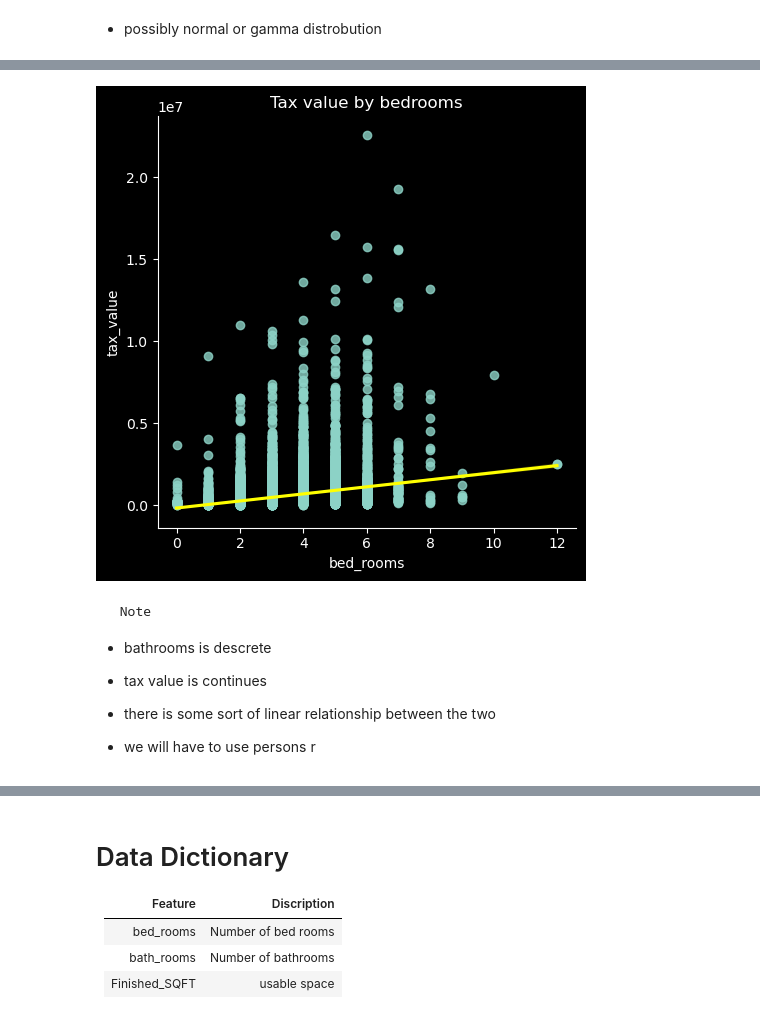
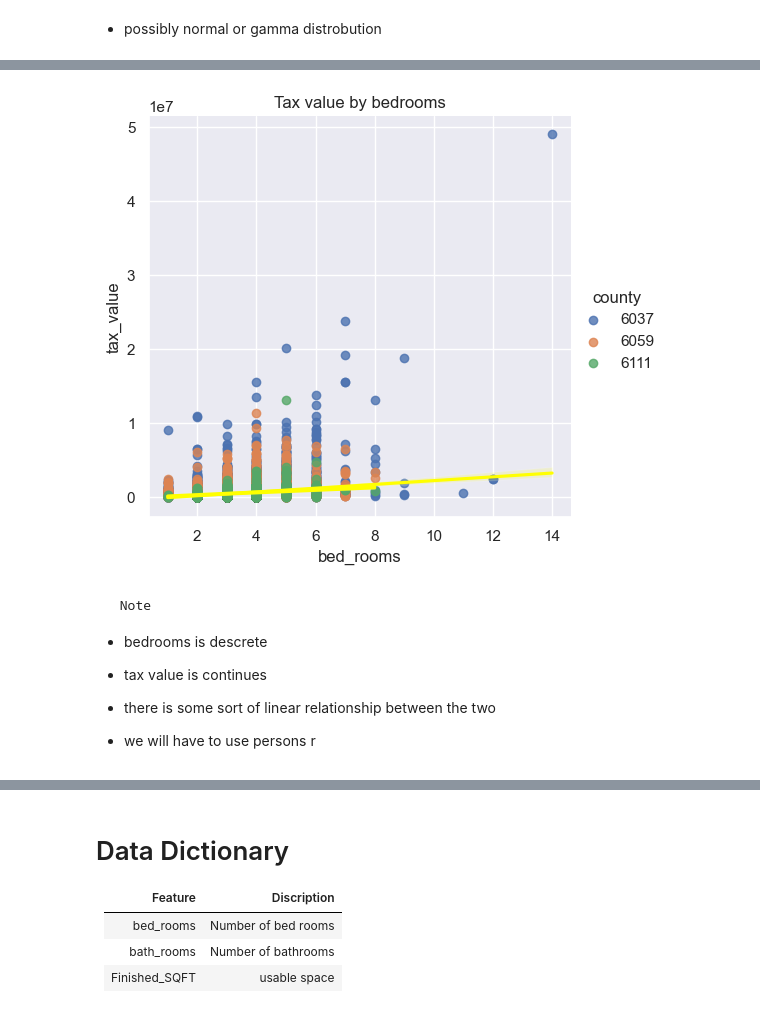
Before and after one commit to Ramiro-Lopez/Estimating-Home-Value, a Jupyter notebook: zillow_pipline_draft.ipynb, the cells around one changed output, grey strips where cells are left out. Saved outputs shown, nothing was run; the diff lists cells and outputs as text; code cells hidden in the pictures.

```diff
--- a/zillow_pipline_draft.ipynb
+++ b/zillow_pipline_draft.ipynb
@@ -367,3 +475,5 @@ zillow_df.head(2)
+# %%
+zillow_df['transaction_date'] = pd.to_datetime(zillow_df['transaction_date'])
 # %%
 zillow_df.info()
 # %% [output]
@@ -580,0 +781,10 @@ def personsr_test(null, alt, val1, val2):
+# %%
+sns.set(style="darkgrid")
+
+plt.figure(figsize=(10, 6))
+sns.boxplot(data=train, x='county', y='tax_value')
+plt.title("Tax Value Distribution by County")
+plt.xlabel("County")
+plt.ylabel("Tax Value")
+
+plt.show()
@@ -580,0 +793,10 @@ def personsr_test(null, alt, val1, val2):
+# %%
+sns.set(style="darkgrid")
+
+plt.figure(figsize=(10, 6))
+sns.violinplot(data=train, x='bed_rooms', y='tax_value', inner="quart")
+plt.title("Tax Value Distribution by County")
+plt.xlabel("County")
+plt.ylabel("Tax Value")
+
+plt.show()
@@ -580,0 +805,13 @@ def personsr_test(null, alt, val1, val2):
+# %%
+# Assuming your 'train' DataFrame contains the data
+sns.set(style="darkgrid")
+
+# Create a relplot with separate subplots for each county
+sns.relplot(data=train, y='tax_value', x='finished_sqft', hue='county', col='county', kind='scatter')
+
+# Set the title and labels for each subplot
+plt.subplots_adjust(top=0.9)
+plt.suptitle("Tax Value vs. County")
+
+# Show the plot
+plt.show()
@@ -599,12 +842,12 @@ plt.show()
 # %%
-sns.lmplot(x='bed_rooms', y="tax_value", data=train, line_kws={'color': 'yellow'})
+sns.lmplot(x='bed_rooms', y="tax_value", data=train, line_kws={'color': 'yellow'}, hue='county')
 plt.title('Tax value by bedrooms')
 plt.show()
 # %% [output]
-[figure, old version]
+[figure, new version]
 # %% [markdown]
      Note
-- bathrooms is descrete
+- bedrooms is descrete
 - tax value is continues
 - there is some sort of linear relationship between the two
 
```
Also changed, not shown: parts of 109 cells of this notebook.
